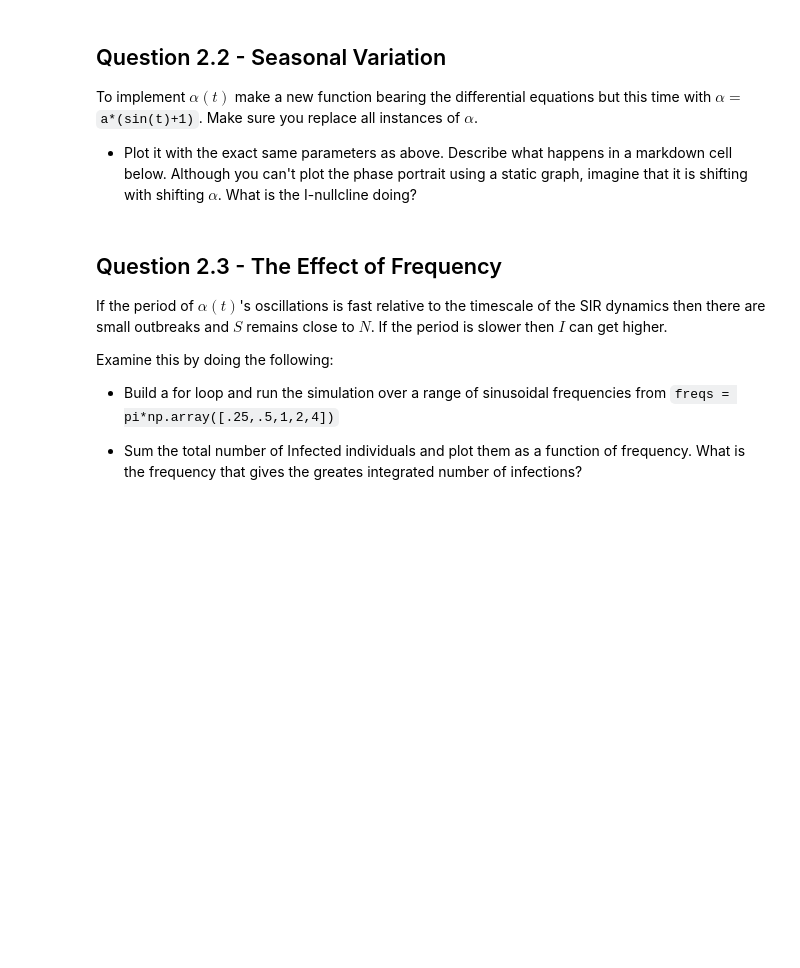
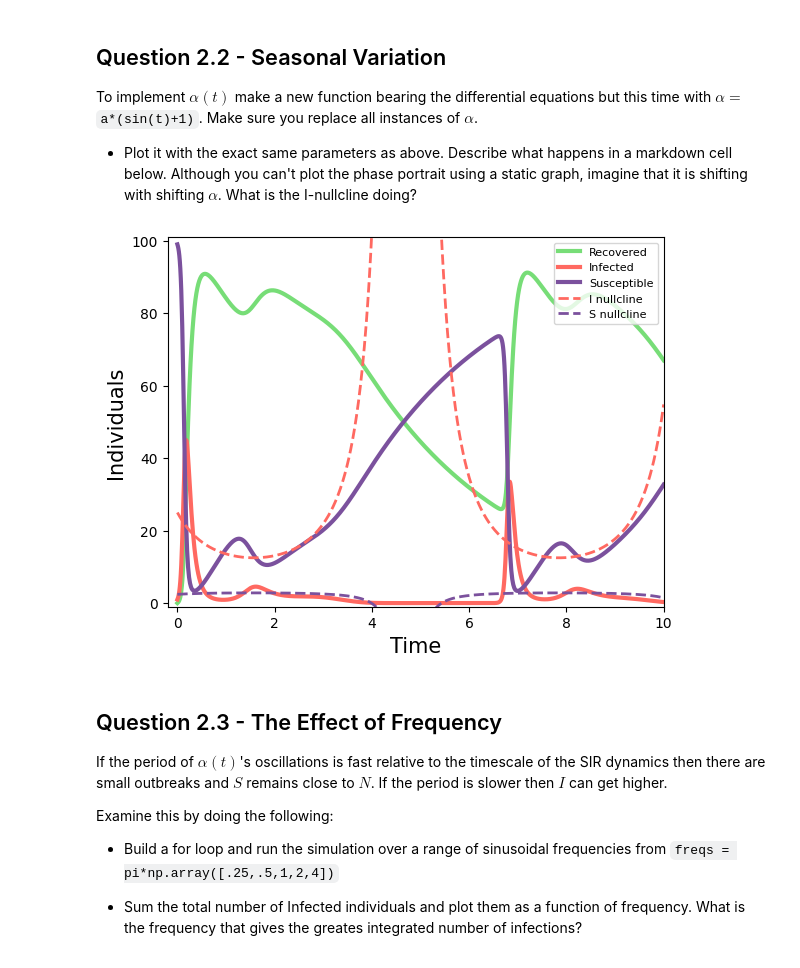
Before and after one commit to mkayeterry/MCDB172, a Jupyter notebook: ipynb/hw/HW7 - Modeling Pandemics.ipynb, the cells around one changed output. Drawn from its saved outputs; the diff is of its cells as text; code cells hidden in the pictures; blank space fills up the shorter version.

```diff
--- a/ipynb/hw/HW7 - Modeling Pandemics.ipynb
+++ b/ipynb/hw/HW7 - Modeling Pandemics.ipynb
@@ -81,6 +121,56 @@ N = np.sum(state0)
 To implement $\alpha(t)$ make a new function bearing the differential equations but this time with $\alpha = $ `a*(sin(t)+1)`. Make sure you replace all instances of $\alpha$.
 
 * Plot it with the exact same parameters as above. Describe what happens in a markdown cell below. Although you can't plot the phase portrait using a static graph, imagine that it is shifting with shifting $\alpha$. What is the I-nullcline doing?
+# %%
+def ImperfectImmunity(state, t):
+    alpha = a * (np.sin(t) + 1)
+    I = state[0]
+    S = state[1]
+
+    # define system with imperfect immunity
+    dIdt = alpha * I * S - I/tau
+    R = N - I - S
+    dSdt = -alpha * I * S + R/tau2
+
+    return(dIdt, dSdt)
+
+def Rt(N, It, St):
+    Nvec = N * np.ones(St.shape)
+    return (Nvec - St - It)
+
+# nullcline function
+def get_nullclines():
+    alpha = a * (np.sin(t) + 1)
+    I_nullcline = 1 / (alpha * tau)
+    S_nullcline = tau * (N - 1 / (alpha * tau)) / (tau2 + tau)
+    return (S_nullcline, I_nullcline)
+
+# define parameters
+a = .4
+tau = .1
+tau2 = 3
+state0 = [1,99]
+N = np.sum(state0)
+t = np.linspace(0, 10, 1000)
+
+state = odeint(ImperfectImmunity, state0, t)
+
+I_nullcline = get_nullclines()[1]
+S_nullcline = get_nullclines()[0]
+
+plt.plot(t, Rt(N, state[:,0], state[:,1]), c='#77dd77', linewidth = 3, label = 'Recovered')
+plt.plot(t, state[:, 0], c='#ff6961', linewidth = 3, label = 'Infected')
+plt.plot(t, state[:, 1], c='#7b519d', linewidth = 3, label = 'Susceptible')
+plt.plot(t, I_nullcline, c='#ff6961', linestyle = '--', linewidth = 2, label='I nullcline')
+plt.plot(t, S_nullcline, c='#7b519d', linestyle = '--', linewidth = 2, label='S nullcline')
+plt.legend(fontsize = 8, loc = 'upper right')
+plt.xlabel('Time', fontsize =15)
+plt.ylabel('Individuals', fontsize =15)
+plt.xlim(-.2, 10)
+plt.ylim(-1, 101)
+plt.show()
+# %% [output]
+[figure, added]
 # %% [markdown]
 ## Question 2.3 - The Effect of Frequency
 If the period of $\alpha(t)$'s oscillations is fast relative to the timescale of the SIR dynamics then there are small outbreaks and $S$ remains close to $N$. If the period is slower then $I$ can get higher.
```
Also changed, not shown: parts of 4 cells of this notebook, 4 other files.
